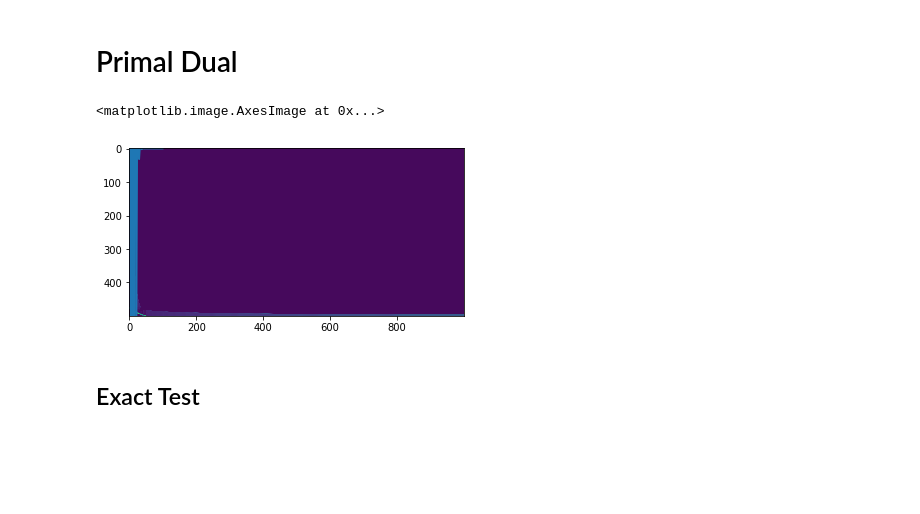
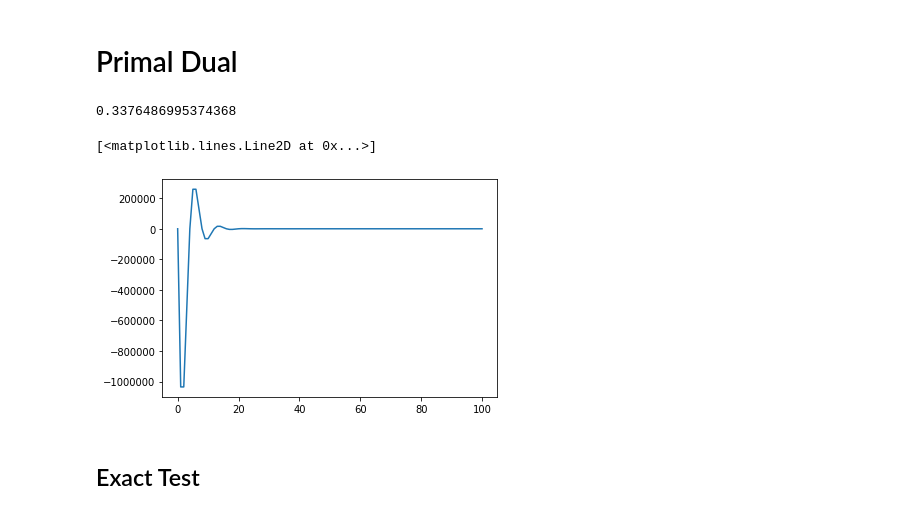
Before and after one commit to Optimal-Transport/Code, a Jupyter notebook: Algorithms/Primal Dual.ipynb, the cells around one changed output. Saved outputs shown, nothing was run; the diff lists cells and outputs as text; code cells hidden in the pictures; blank space fills up the shorter version.

```diff
--- a/Algorithms/Primal Dual.ipynb
+++ b/Algorithms/Primal Dual.ipynb
@@ -675,34 +674,30 @@ def primal_dual(c,m,n,iters):
     return [x,obj]
 # %%
 import matplotlib.pyplot as plt
-x = np.linspace(0,1,500)
+x = np.linspace(0,1,1000)
 y = np.linspace(1,2,1000)
 len_x = np.size(x)
 len_y = np.size(y)
 
 c = np.zeros((len_x,len_y))
 for i in range(len_x):
     for j in range(len_y):
         c[i,j] = (y[j]-x[i])**2
 
 m = np.ones(len_x)/len_x
 n = np.ones(len_y)/len_y
 M = len_x
 N = len_y
 
-#x = np.zeros((N,M))
-#x[:,0] = n
-#x[0,:] = m
-#x[0,0] = 0.5*(m[-1] + n[-1])
-
 #np.shape(np.matmul(c,x))
 [x,obj] = primal_dual(c,m,n,100)
-#print(obj[-1])
+print(obj[-1])
 plt.plot(obj)
-plt.imshow(x)
+#plt.imshow(x)
 # %% [output]
-<matplotlib.image.AxesImage at 0x...>
+0.3376486995374368
+[<matplotlib.lines.Line2D at 0x...>]
-[figure, old version]
+[figure, new version]
 # %% [markdown]
 ## Exact Test
 # %%
```
Also changed, not shown: parts of 7 cells of this notebook.
